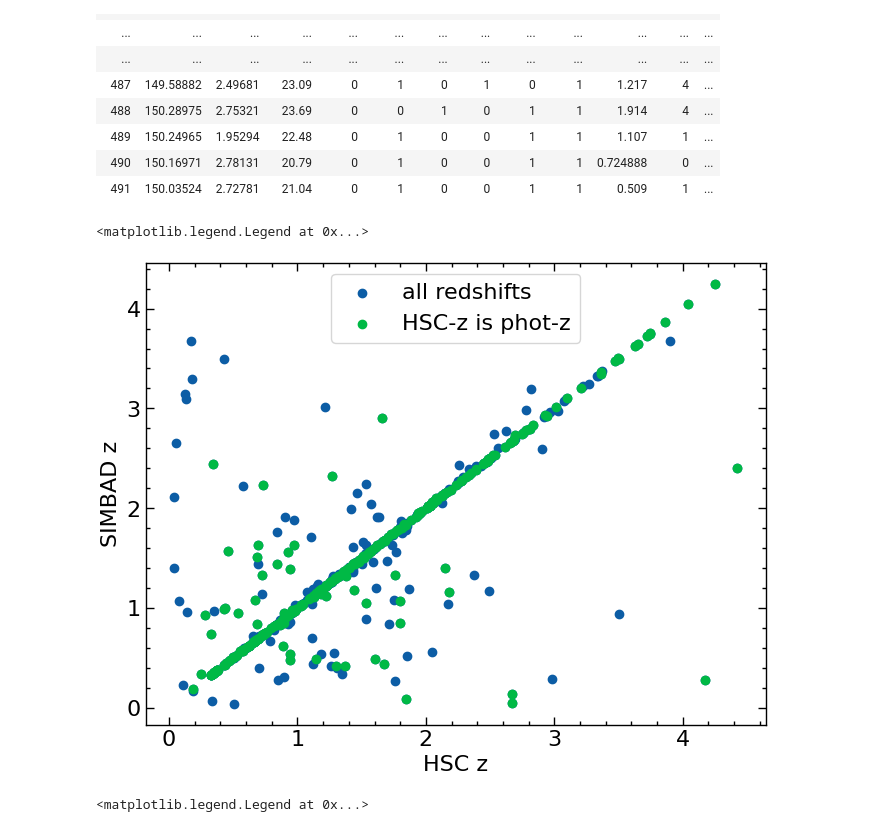
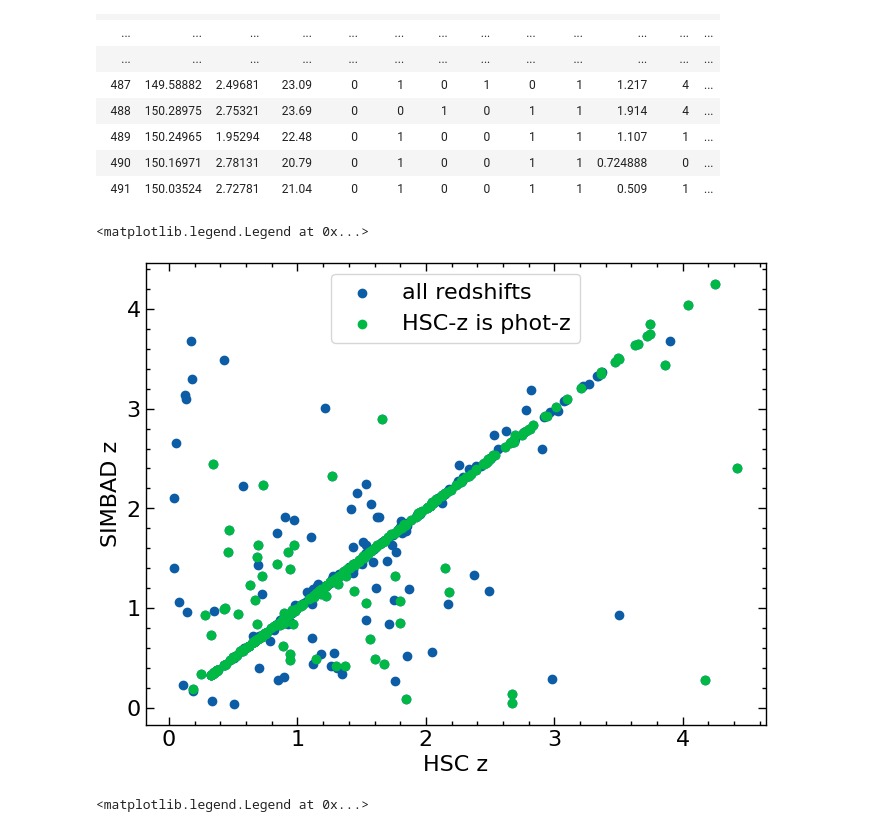
Before and after one commit to Chisen-Lupus/dwarf_agn_cosmos, a Jupyter notebook: hsc-ssp_specz.ipynb, the cells around one changed output. Cells and saved outputs as stored; diff of their text form; code cells hidden in the pictures.

```diff
--- a/hsc-ssp_specz.ipynb
+++ b/hsc-ssp_specz.ipynb
@@ -181,13 +159,13 @@ Table length=491
 | 490 | 150.16971 | 2.78131 | 20.79 | 0 | 1 | 0 | 0 | 1 | 1 | 0.724888 | 0 | ... |
 | 491 | 150.03524 | 2.72781 | 21.04 | 0 | 1 | 0 | 0 | 1 | 1 | 0.509 | 1 | ... |
 # %%
-plt.scatter(result_table['Z_VALUE'], data_agn_updated['z'][idx], label='all redshifts')#, c=result_table['SCRIPT_NUMBER_ID'])
-plt.scatter(result_table['Z_VALUE'][mask_spec_simbad], data_agn_updated['z'][idx][mask_spec_simbad], label='HSC-z is phot-z')
+plt.scatter(result_table['Z_VALUE'], data_agn['z'][idx], label='all redshifts')#, c=result_table['SCRIPT_NUMBER_ID'])
+plt.scatter(result_table['Z_VALUE'][mask_spec_simbad], data_agn['z'][idx][mask_spec_simbad], label='HSC-z
 plt.xlabel('HSC z')
 plt.ylabel('SIMBAD z')
 plt.legend(frameon=True)
 # %% [output]
 <matplotlib.legend.Legend at 0x...>
-[figure, old version]
+[figure, new version]
 # %%
 mask_specz_updated = data_agn_updated['r_z'] < 3
```
Also changed, not shown: parts of 24 cells of this notebook.
